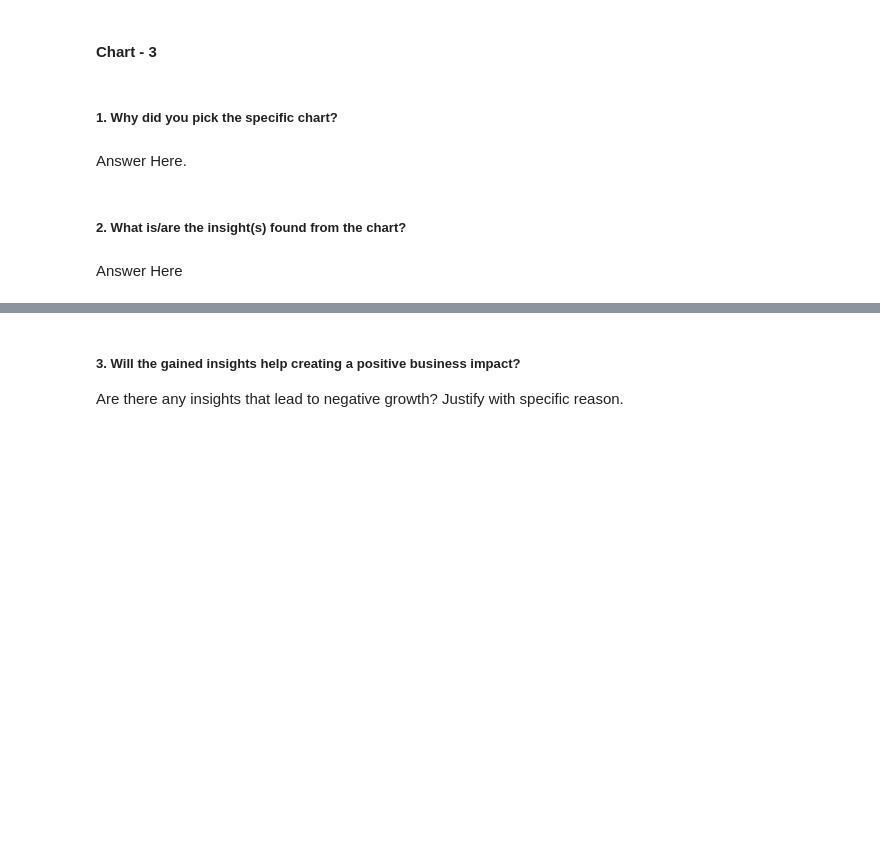
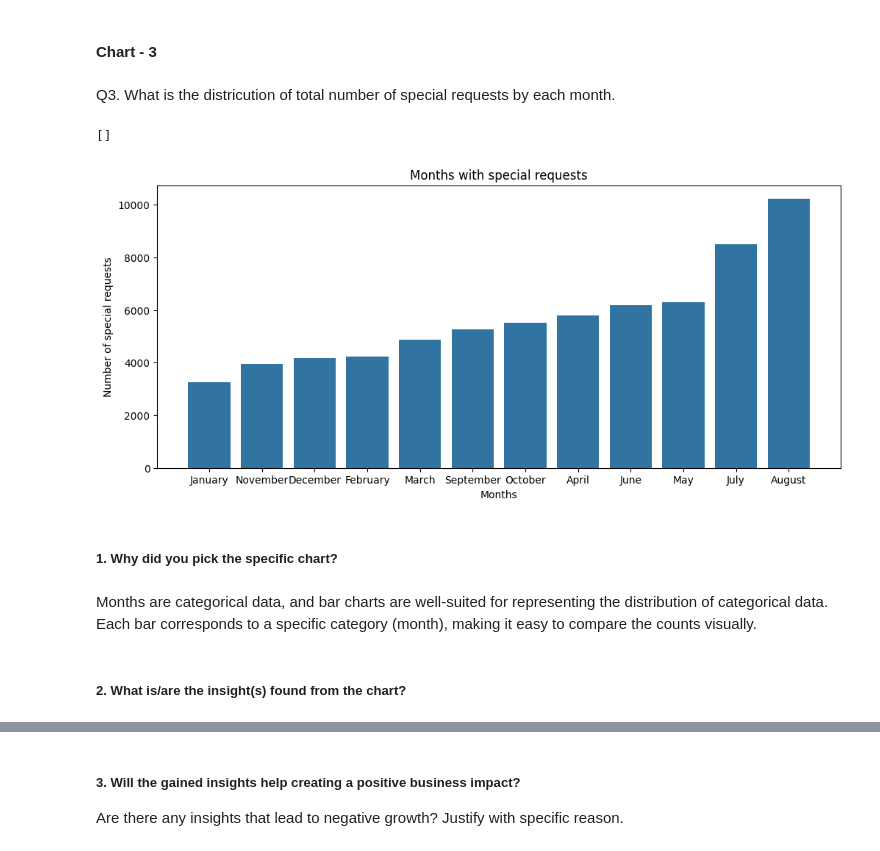
Before and after one commit to aayush-sharmaa/Hotel-Booking-Analysis, a Jupyter notebook: Hotel_Booking_Analysis.ipynb, the cells around one changed output, grey strips where cells are left out. Cells and saved outputs as stored; diff of their text form; code cells hidden in the pictures; blank space fills up the shorter version.

```diff
--- a/Hotel_Booking_Analysis.ipynb
+++ b/Hotel_Booking_Analysis.ipynb
@@ -510,8 +593,22 @@ Are there any insights that lead to negative growth? Justify with specific reaso
+# %% [markdown]
+Q3. What is the districution of total number of special requests by each month.
+# %%
+# Chart - 3 visualization code
+special = df.groupby('arrival_date_month').sum()['total_of_special_requests']
+special = special.sort_values()
+plt.figure(figsize = (12,5))
+sns.barplot(x = special.index, y = special.values)
+plt.xlabel('Months')
+plt.ylabel('Number of special requests')
+plt.title('Months with special requests')
+plt.plot()
+# %% [output]
+[]
+[figure, added]
 # %% [markdown]
 ##### 1. Why did you pick the specific chart?
-# %% [markdown]
-Answer Here.
+# %% [markdown]
+Months are categorical data, and bar charts are well-suited for representing the distribution of categorical data.
+Each bar corresponds to a specific category (month), making it easy to compare the counts visually.
 # %% [markdown]
 ##### 2. What is/are the insight(s) found from the chart?
-# %% [markdown]
-Answer Here
```
Also changed, not shown: parts of 128 cells of this notebook.
